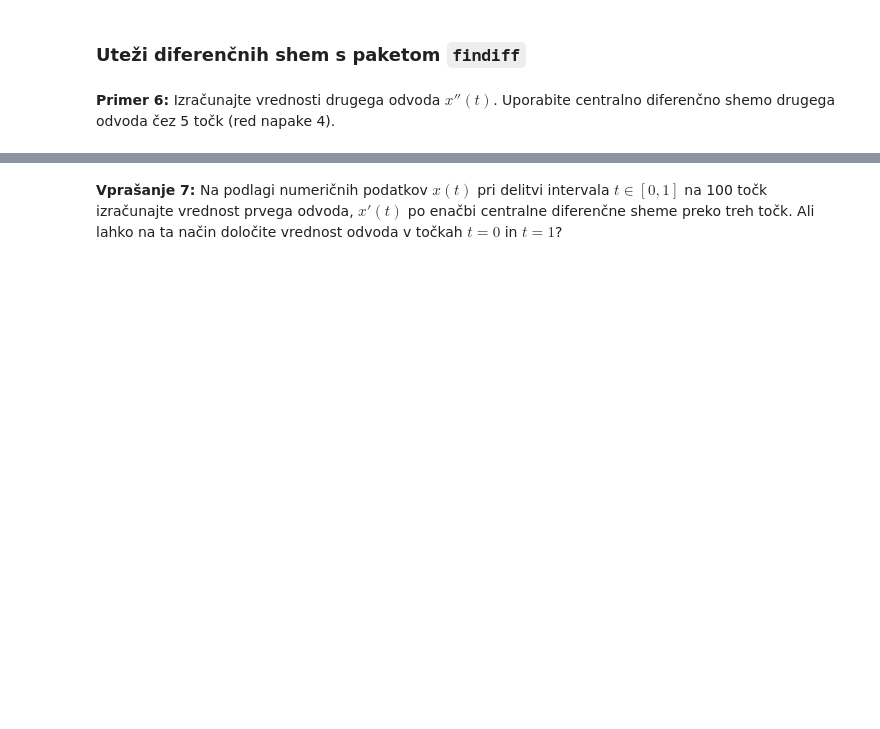
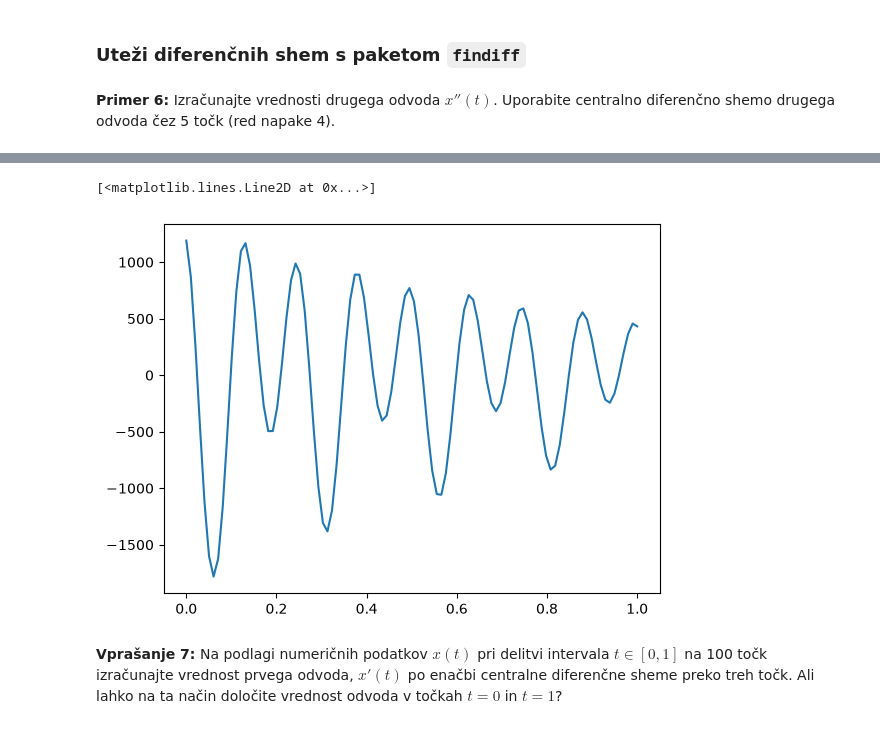
Before and after one commit to jankoslavic/pynm, a Jupyter notebook: notebooks/Predavanje 10 - Numericno odvajanje.ipynb, the cells around one changed output, grey strips where cells are left out. Drawn from its saved outputs; the diff is of its cells as text; code cells hidden in the pictures; blank space fills up the shorter version.

Commit message:
Ponovno izvedene vse beležnice (Python 3.12, NumPy 2.5); np.cross za ravninske vektorje (P03), nov API findiff (P10)

```diff
--- a/notebooks/Predavanje 10 - Numericno odvajanje.ipynb
+++ b/notebooks/Predavanje 10 - Numericno odvajanje.ipynb
@@ -955,8 +961,11 @@ findiff.coefficients(deriv=2, acc=4)['center']['coefficients']
 # %%
 t, dt = np.linspace(0, 1, 100, retstep=True)
 x = sym.lambdify(t_sym, x_sym)(t)
-drugi_odvod = findiff.FinDiff(0, dt, 2, acc=4) # axis, dx, derivative, accuracy
+drugi_odvod = findiff.Diff(0, dt, acc=4)**2 # os, korak, natančnost; **2 pomeni drugi odvod
 plt.plot(t, drugi_odvod(x))
+# %% [output]
+[<matplotlib.lines.Line2D at 0x...>]
+[figure, added]
 # %% [markdown]
 **Vprašanje 7:** Na podlagi numeričnih podatkov $x(t)$ pri delitvi intervala $t \in [0,1]$ na 100 točk izračunajte vrednost prvega odvoda, $x'(t)$ po enačbi centralne diferenčne sheme preko treh točk. Ali lahko na ta način določite vrednost odvoda v točkah $t=0$ in $t=1$?
 # %%
```
Also changed, not shown: parts of 49 cells of this notebook, 11 other files.
